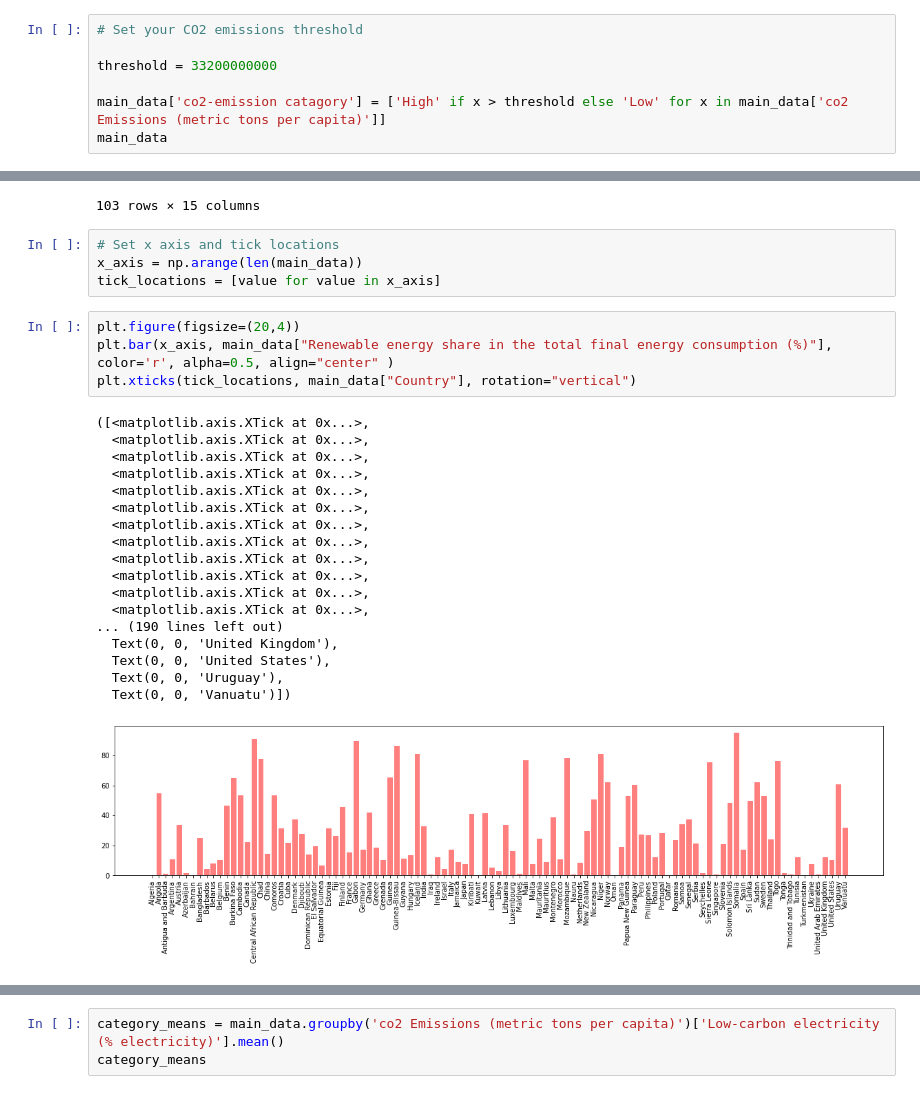
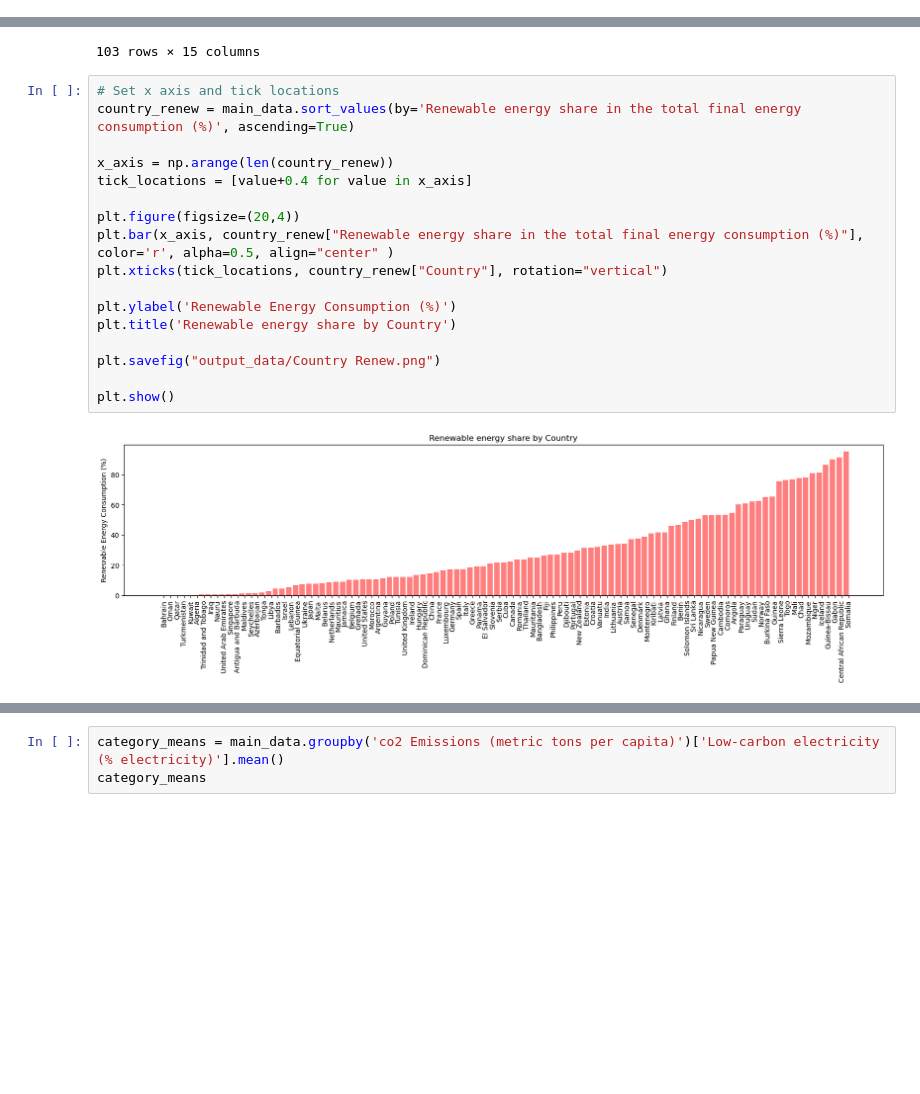
Before and after one commit to yosieph/Project1, a Jupyter notebook: project1.ipynb, the cells around one changed output, grey strips where cells are left out. Drawn from its saved outputs; the diff is of its cells as text; blank space fills up the shorter version.

```diff
--- a/project1.ipynb
+++ b/project1.ipynb
@@ -656,7 +625,0 @@ Name: co2 Emissions (metric tons per capita), Length: 103, dtype: float64
-# %%
-# Set your CO2 emissions threshold
-
-threshold = 33200000000
-
-main_data['co2-emission catagory'] = ['High' if x > threshold else 'Low' for x in main_data['co2 Emissions (metric tons per capita)']]
-main_data
@@ -726,30 +675,22 @@ main_data
 | 101 | 101 | Uruguay | 16.787637 | 60.76 | 1.89 | 0.00 | ... |
 | 102 | 102 | Vanuatu | 24.085440 | 31.86 | 0.05 | 0.00 | ... |
 103 rows × 15 columns
-# %%
-# Set x axis and tick locations
-x_axis = np.arange(len(main_data))
-tick_locations = [value for value in x_axis]
 # %%
+# Set x axis and tick locations
+country_renew = main_data.sort_values(by='Renewable energy share in the total final energy consumption (%)', ascending=True)
+
+x_axis = np.arange(len(country_renew))
+tick_locations = [value+0.4 for value in x_axis]
+
 plt.figure(figsize=(20,4))
-plt.bar(x_axis, main_data["Renewable energy share in the total final energy consumption (%)"], color='r', alpha=0.5, align="center" )
-plt.xticks(tick_locations, main_data["Country"], rotation="vertical")
+plt.bar(x_axis, country_renew["Renewable energy share in the total final energy consumption (%)"], color='r', alpha=0.5, align="center" )
+plt.xticks(tick_locations, country_renew["Country"], rotation="vertical")
+
+plt.ylabel('Renewable Energy Consumption (%)')
+plt.title('Renewable energy share by Country')
+
+plt.savefig("output_data/Country Renew.png")
+
+plt.show()
 # %% [output]
-([<matplotlib.axis.XTick at 0x...>,
-  <matplotlib.axis.XTick at 0x...>,
-  <matplotlib.axis.XTick at 0x...>,
-  <matplotlib.axis.XTick at 0x...>,
-  <matplotlib.axis.XTick at 0x...>,
-  <matplotlib.axis.XTick at 0x...>,
-  <matplotlib.axis.XTick at 0x...>,
-  <matplotlib.axis.XTick at 0x...>,
-  <matplotlib.axis.XTick at 0x...>,
-  <matplotlib.axis.XTick at 0x...>,
-  <matplotlib.axis.XTick at 0x...>,
-  <matplotlib.axis.XTick at 0x...>,
-... (190 lines left out)
-  Text(0, 0, 'United Kingdom'),
-  Text(0, 0, 'United States'),
-  Text(0, 0, 'Uruguay'),
-  Text(0, 0, 'Vanuatu')])
-[figure, old version]
+[figure, new version]
```
Also changed, not shown: parts of 17 cells of this notebook.
